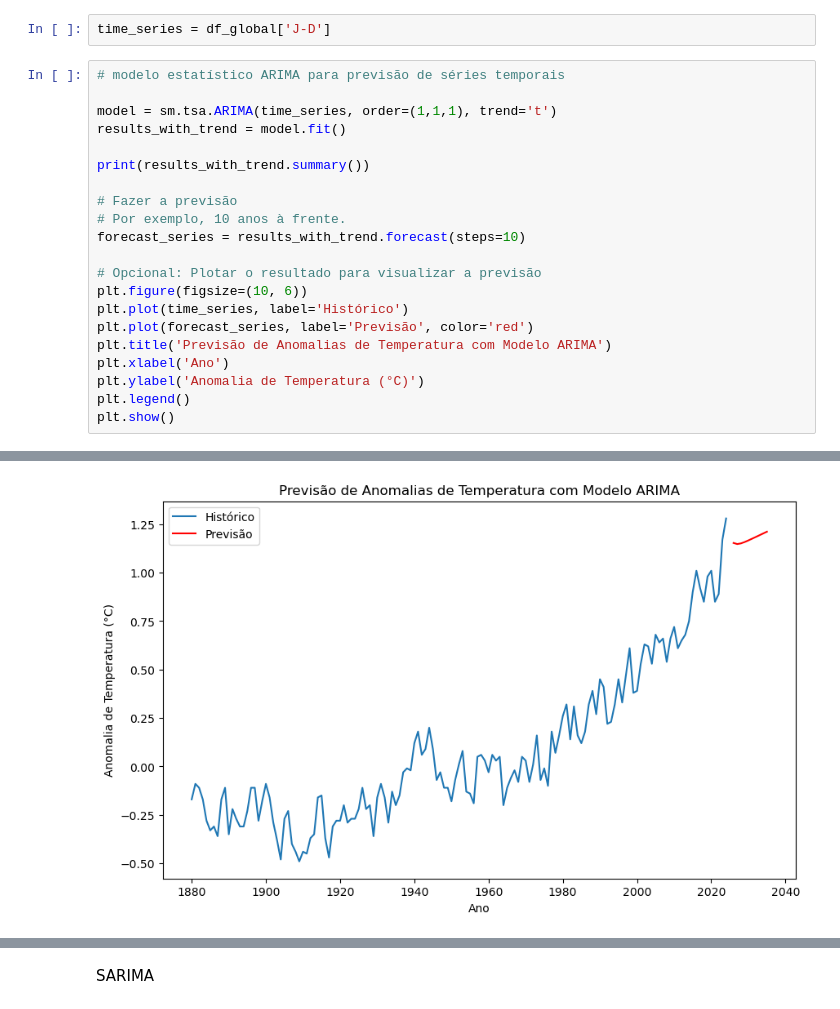
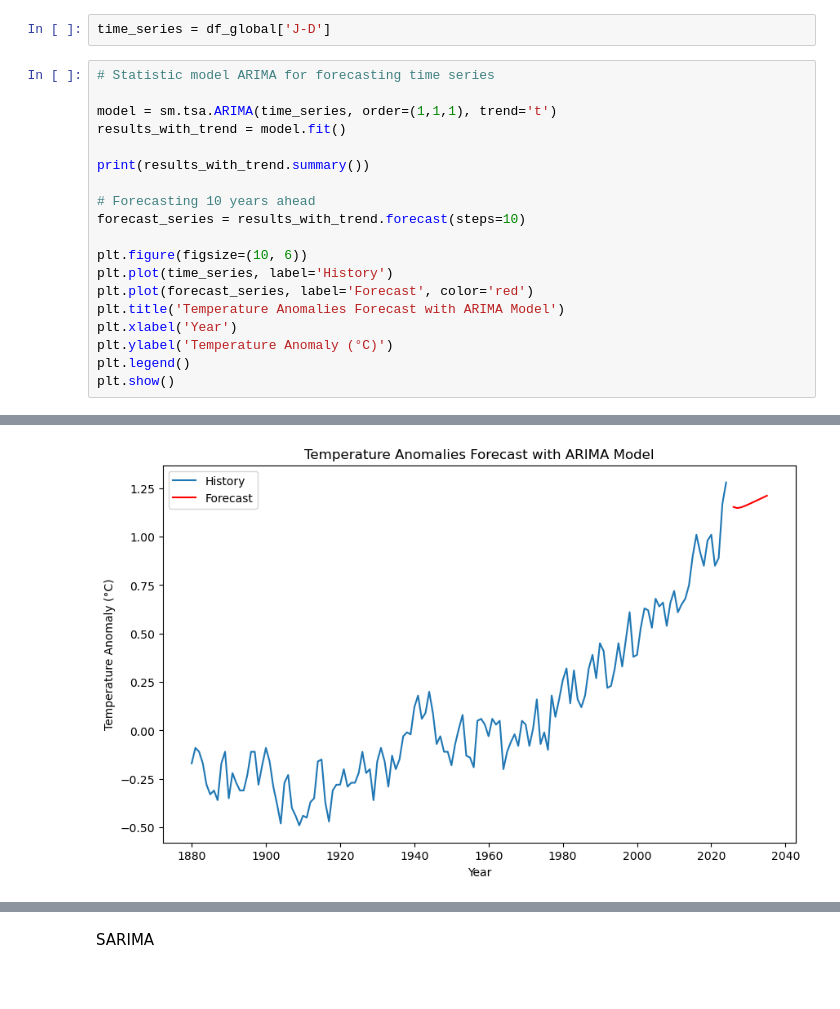
Before and after one commit to Joloupo/Global-Temperature-Evolution, a Jupyter notebook: Global Temperature Evolution - ARIMA and SARIMA.ipynb, the cells around one changed output, grey strips where cells are left out. Cells and saved outputs as stored; diff of their text form.

```diff
--- a/Global Temperature Evolution - ARIMA and SARIMA.ipynb
+++ b/Global Temperature Evolution - ARIMA and SARIMA.ipynb
@@ -111,24 +111,22 @@ df_global.head()
 # %%
 time_series = df_global['J-D']
 # %%
-# modelo estatístico ARIMA para previsão de séries temporais
+# Statistic model ARIMA for forecasting time series
 
 model = sm.tsa.ARIMA(time_series, order=(1,1,1), trend='t')
 results_with_trend = model.fit()
 
 print(results_with_trend.summary())
 
-# Fazer a previsão
-# Por exemplo, 10 anos à frente.
+# Forecasting 10 years ahead
 forecast_series = results_with_trend.forecast(steps=10)
 
-# Opcional: Plotar o resultado para visualizar a previsão
 plt.figure(figsize=(10, 6))
-plt.plot(time_series, label='Histórico')
-plt.plot(forecast_series, label='Previsão', color='red')
-plt.title('Previsão de Anomalias de Temperatura com Modelo ARIMA')
-plt.xlabel('Ano')
-plt.ylabel('Anomalia de Temperatura (°C)')
+plt.plot(time_series, label='History')
+plt.plot(forecast_series, label='Forecast', color='red')
+plt.title('Temperature Anomalies Forecast with ARIMA Model')
+plt.xlabel('Year')
+plt.ylabel('Temperature Anomaly (°C)')
 plt.legend()
 plt.show()
 # %% [output]
@@ -141,13 +139,13 @@ Time:                        11:23:47   BIC                           -221.752
 Sample:                    01-01-1880   HQIC                          -228.821
                          - 01-01-2025
 Covariance Type:                  opg
 ==============================================================================
                  coef    std err          z      P>|z|      [0.025      0.975]
 ------------------------------------------------------------------------------
 ... (9 lines left out)
 ===================================================================================
 
 Warnings:
 [1] Covariance matrix calculated using the outer product of gradients (complex-step).
-[figure, old version]
+[figure, new version]
 # %%
```
Also changed, not shown: parts of 18 cells of this notebook.
